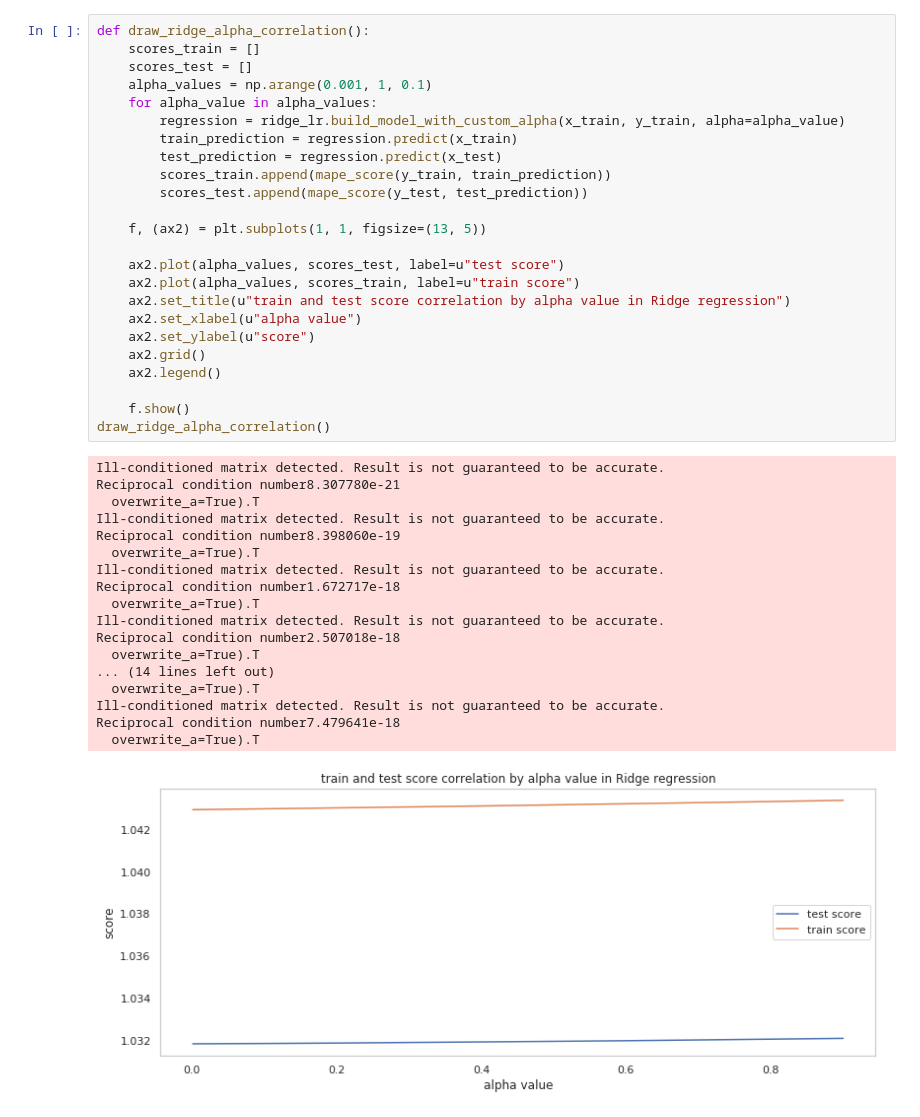
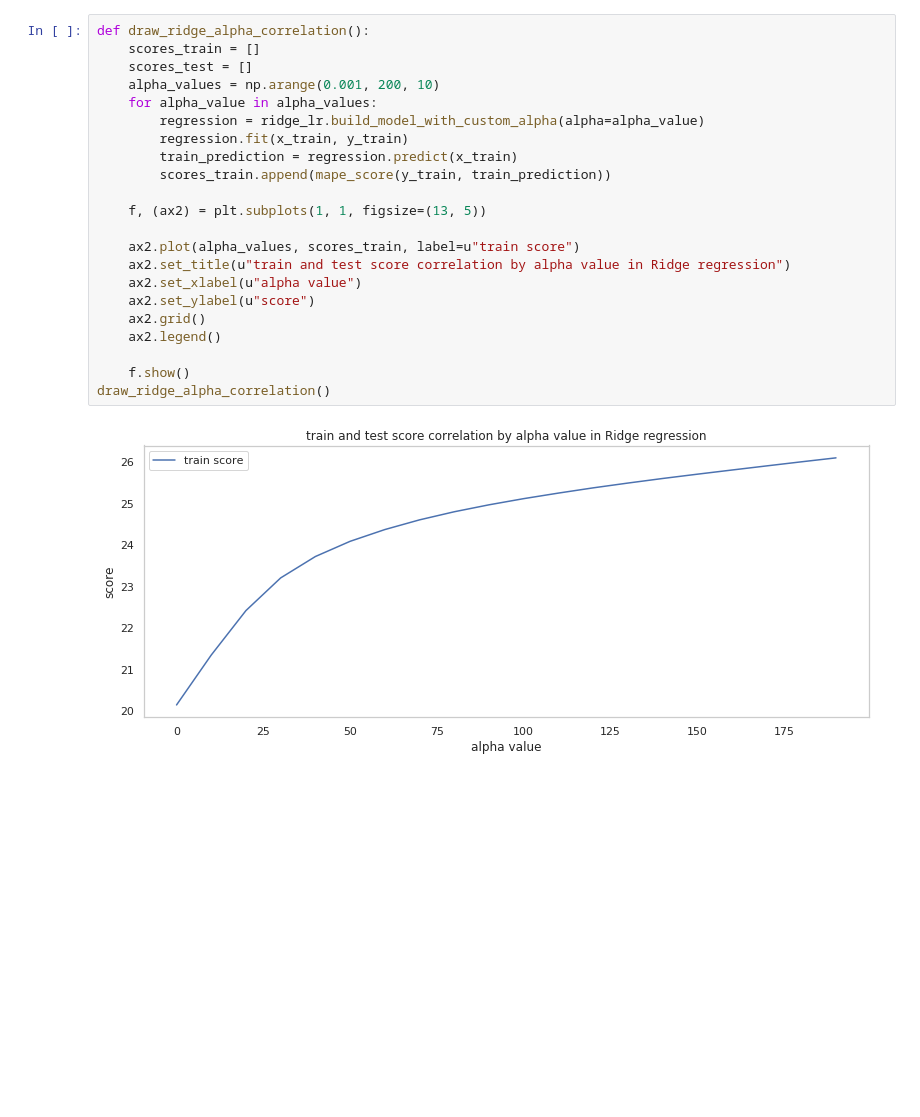
Before and after one commit to evgenstf/machine_learning_hse_course, a Jupyter notebook: kaggle/house_pricing/models/research.ipynb, the cells around one changed output. Saved outputs shown, nothing was run; the diff lists cells and outputs as text; blank space fills up the shorter version.

```diff
--- a/kaggle/house_pricing/models/research.ipynb
+++ b/kaggle/house_pricing/models/research.ipynb
@@ -38,44 +53,25 @@ test mape score: [1.03210988]
 # %%
 def draw_ridge_alpha_correlation():
     scores_train = []
     scores_test = []
-    alpha_values = np.arange(0.001, 1, 0.1)
+    alpha_values = np.arange(0.001, 200, 10)
     for alpha_value in alpha_values:
-        regression = ridge_lr.build_model_with_custom_alpha(x_train, y_train, alpha=alpha_value)
+        regression = ridge_lr.build_model_with_custom_alpha(alpha=alpha_value)
+        regression.fit(x_train, y_train)
         train_prediction = regression.predict(x_train)
-        test_prediction = regression.predict(x_test)
         scores_train.append(mape_score(y_train, train_prediction))
-        scores_test.append(mape_score(y_test, test_prediction))
 
     f, (ax2) = plt.subplots(1, 1, figsize=(13, 5))
 
-    ax2.plot(alpha_values, scores_test, label=u"test score")
     ax2.plot(alpha_values, scores_train, label=u"train score")
     ax2.set_title(u"train and test score correlation by alpha value in Ridge regression")
     ax2.set_xlabel(u"alpha value")
     ax2.set_ylabel(u"score")
     ax2.grid()
     ax2.legend()
 
     f.show()
 draw_ridge_alpha_correlation()
 # %% [output]
-Ill-conditioned matrix detected. Result is not guaranteed to be accurate.
-Reciprocal condition number8.307780e-21
-  overwrite_a=True).T
-Ill-conditioned matrix detected. Result is not guaranteed to be accurate.
-Reciprocal condition number8.398060e-19
-  overwrite_a=True).T
-Ill-conditioned matrix detected. Result is not guaranteed to be accurate.
-Reciprocal condition number1.672717e-18
-  overwrite_a=True).T
-Ill-conditioned matrix detected. Result is not guaranteed to be accurate.
-Reciprocal condition number2.507018e-18
-  overwrite_a=True).T
-... (14 lines left out)
-  overwrite_a=True).T
-Ill-conditioned matrix detected. Result is not guaranteed to be accurate.
-Reciprocal condition number7.479641e-18
-  overwrite_a=True).T
-[figure, old version]
+[figure, new version]
 # %%
```
Also changed, not shown: parts of 5 cells of this notebook, 19 other files.
